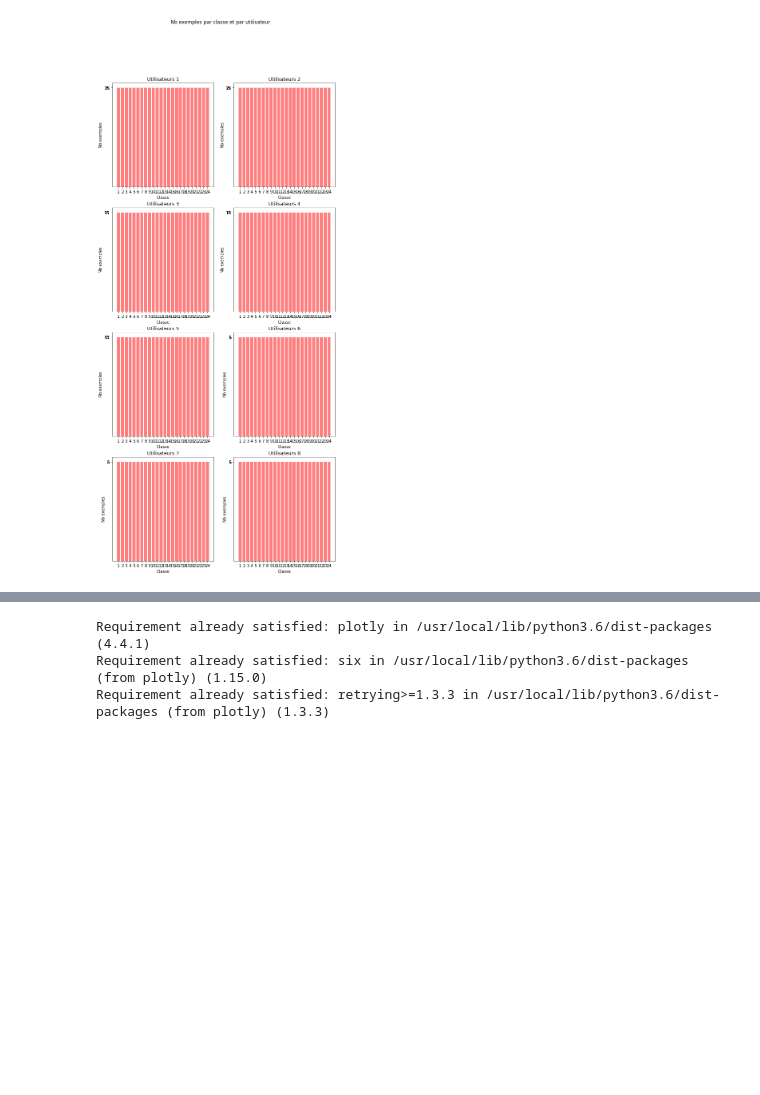
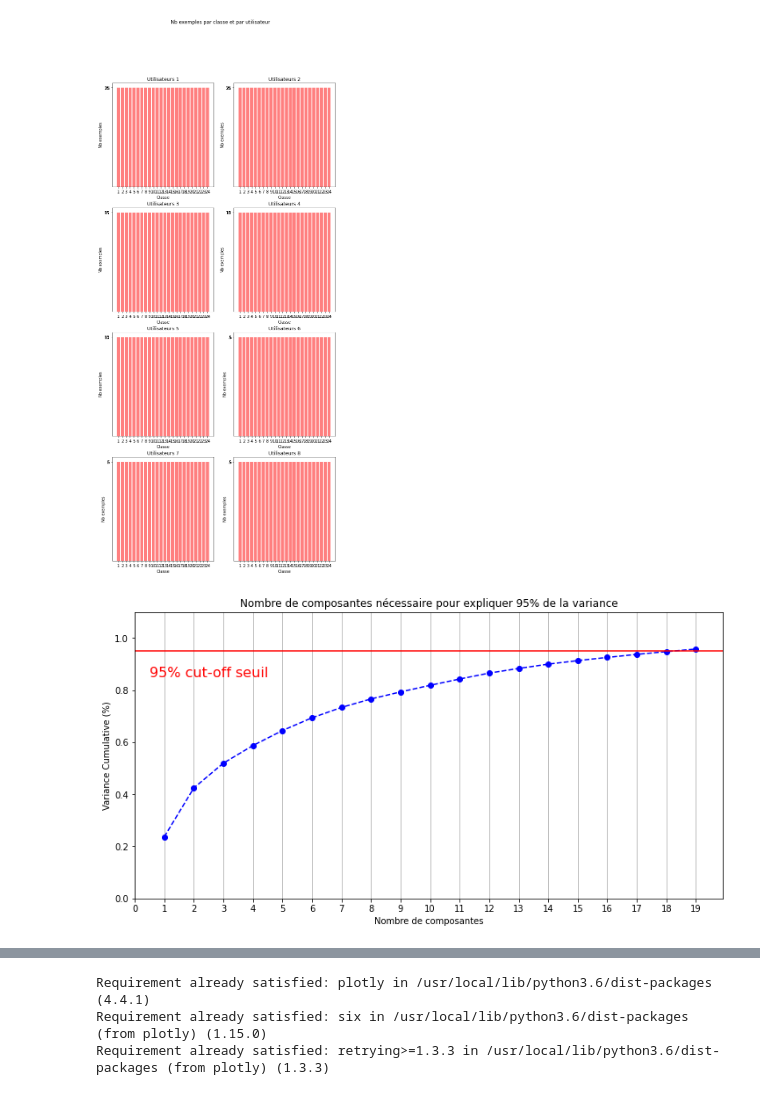
Before and after one commit to NajwaMoursli/ML, a Jupyter notebook: Projet_ML.ipynb, the cells around one changed output, grey strips where cells are left out. Drawn from its saved outputs; the diff is of its cells as text; code cells hidden in the pictures; blank space fills up the shorter version.

```diff
--- a/Projet_ML.ipynb
+++ b/Projet_ML.ipynb
@@ -325,6 +341,39 @@ fig.suptitle("Nb répétition de geste par classe et par utilisateur")
 plt.show()
 # %% [output]
 [figure]
+# %%
+from sklearn.preprocessing import MinMaxScaler
+scaler = MinMaxScaler()
+data_rescaled = scaler.fit_transform(X)
+pca = PCA(n_components = 0.95)
+pca.fit(data_rescaled)
+reduced = pca.transform(data_rescaled)
+# %%
+
+
+% matplotlib inline
+import matplotlib.pyplot as plt
+plt.rcParams["figure.figsize"] = (12,6)
+
+fig, ax = plt.subplots()
+xi = np.arange(1,20, step=1)
+y = np.cumsum(pca.explained_variance_ratio_)
+
+plt.ylim(0.0,1.1)
+plt.plot(xi, y, marker='o', linestyle='--', color='b')
+
+plt.xlabel('Nombre de composantes')
+plt.xticks(np.arange(0, 20, step=1)) #change from 0-based array index to 1-based human-readable label
+plt.ylabel('Variance Cumulative (%)')
+plt.title('Nombre de composantes nécessaire pour expliquer 95% de la variance')
+
+plt.axhline(y=0.95, color='r', linestyle='-')
+plt.text(0.5, 0.85, '95% cut-off seuil', color = 'red', fontsize=16)
+
+ax.grid(axis='x')
+plt.show()
+# %% [output]
+[figure, added]
 # %%
 from sklearn.decomposition import PCA
 import seaborn as sns
```
Also changed, not shown: parts of 50 cells of this notebook.
